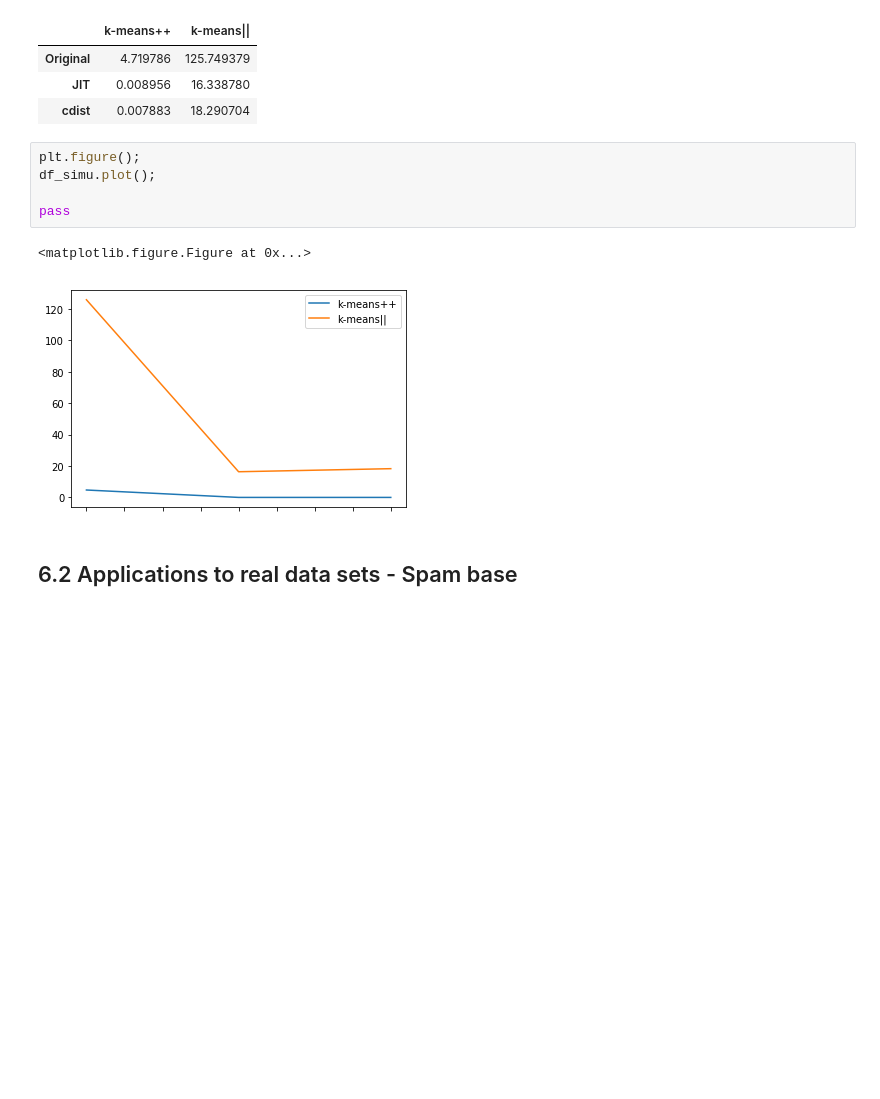
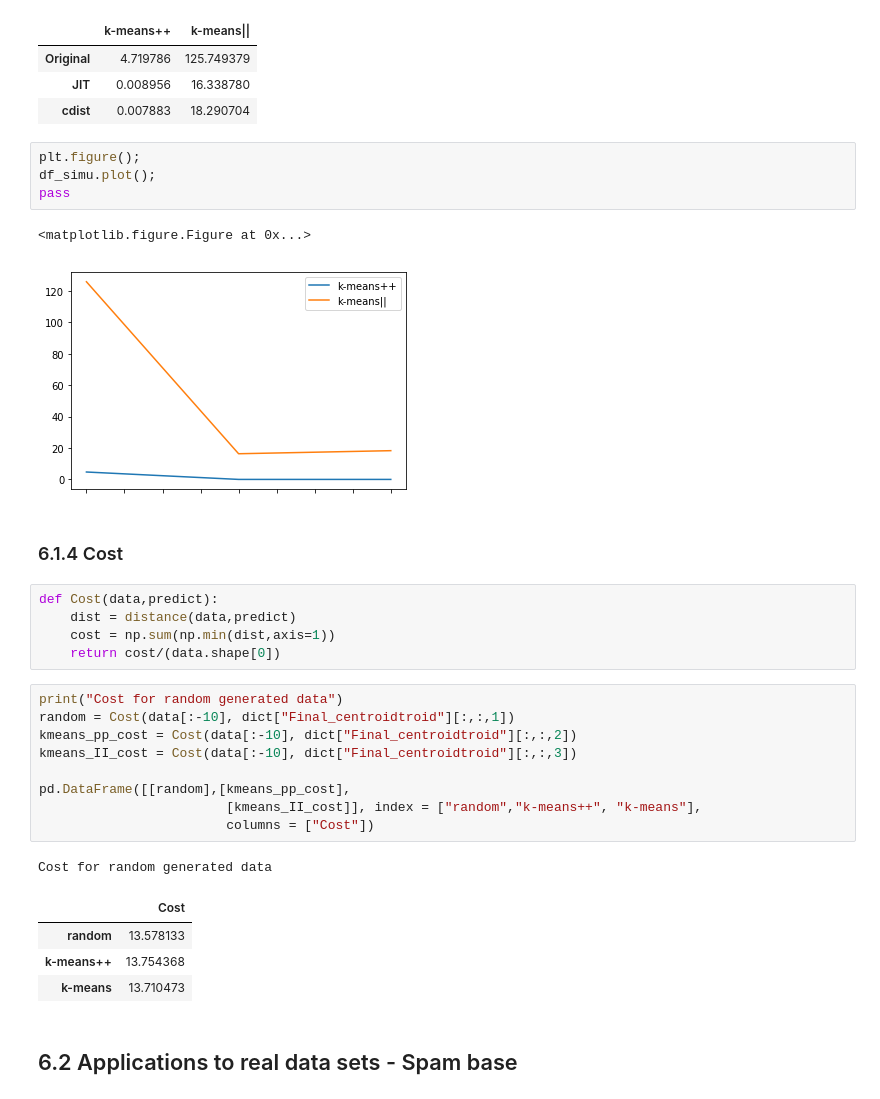
Before and after one commit to yumegaaru/Scalable_Kmeans, a Jupyter notebook: Kmeans.ipynb, the cells around one changed output. Drawn from its saved outputs; the diff is of its cells as text; blank space fills up the shorter version.

```diff
--- a/Kmeans.ipynb
+++ b/Kmeans.ipynb
@@ -506,11 +514,32 @@ df_simu
 # %%
 plt.figure();
 df_simu.plot();
-
 pass
 # %% [output]
 <matplotlib.figure.Figure at 0x...>
 [figure]
+# %% [markdown]
+### 6.1.4 Cost
+# %%
+def Cost(data,predict):
+    dist = distance(data,predict)
+    cost = np.sum(np.min(dist,axis=1))
+    return cost/(data.shape[0])
+# %%
+print("Cost for random generated data")
+random = Cost(data[:-10], dict["Final_centroidtroid"][:,:,1])
+kmeans_pp_cost = Cost(data[:-10], dict["Final_centroidtroid"][:,:,2])
+kmeans_II_cost = Cost(data[:-10], dict["Final_centroidtroid"][:,:,3])
+
+pd.DataFrame([[random],[kmeans_pp_cost],
+                        [kmeans_II_cost]], index = ["random","k-means++", "k-means"],
+                        columns = ["Cost"])
+# %% [output]
+Cost for random generated data
+|  | Cost |
+| random | 13.578133 |
+| k-means++ | 13.754368 |
+| k-means | 13.710473 |
 # %% [markdown]
 ## 6.2 Applications to real data sets - Spam base
 # %% [markdown]
```
Also changed, not shown: parts of 22 cells of this notebook.
